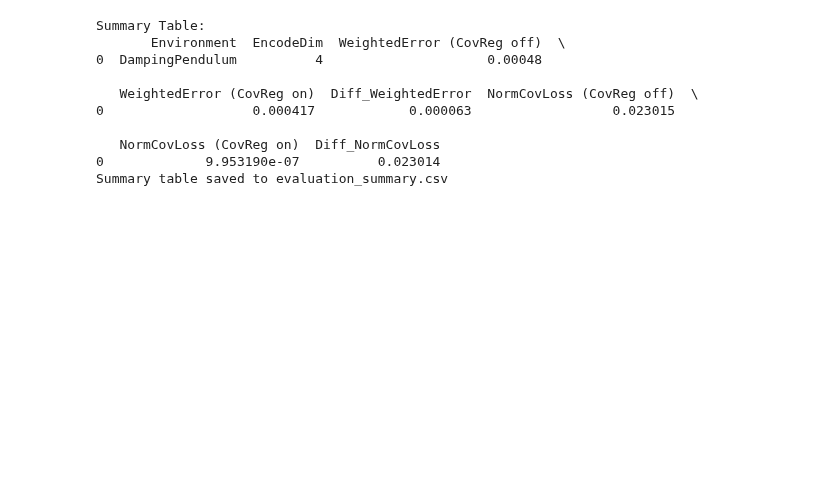
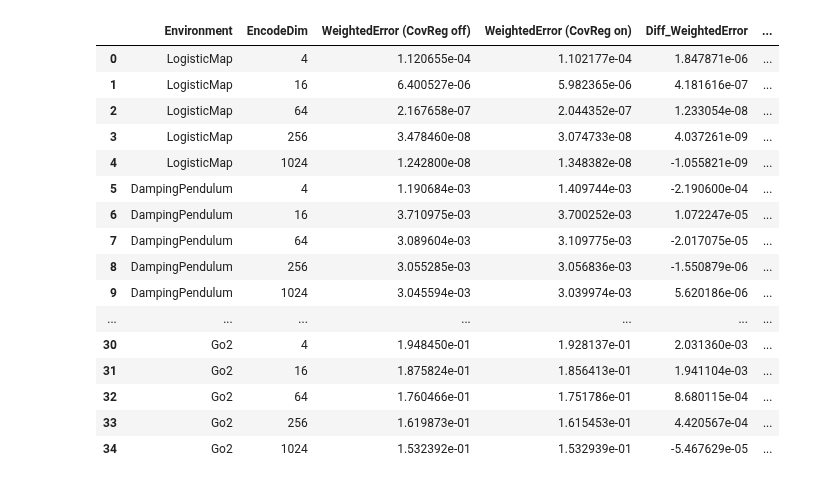
Before and after one commit to intelligent-control-lab/Koopman-Scaling, a Jupyter notebook: evaluation/evaluation.ipynb, the cells around one changed output. Saved outputs shown, nothing was run; the diff lists cells and outputs as text; code cells hidden in the pictures; blank space fills up the shorter version.

```diff
--- a/evaluation/evaluation.ipynb
+++ b/evaluation/evaluation.ipynb
@@ -16,7 +16,7 @@ sys.path.append("../utility")
 
 from network import KoopmanNet
 
-project_name = "Koopman_Results_Apr_8_2"
+project_name = "Koopman_Results_Apr_8"
 #project_name = "Test"
 gamma = 0.8
 
@@ -67,7 +67,7 @@ def evaluate_model(model, data, u_dim, gamma, state_dim, device):
 # %%
 device = torch.device("cuda" if torch.cuda.is_available() else "cpu")
 
-envs = ['LogisticMap', 'DampingPendulum', 'Franka', 'Kinova', 'DoublePendulum', 'Polynomial', 'G1', 'Go2']
+envs = ['LogisticMap', 'DampingPendulum', 'Kinova', 'DoublePendulum', 'Polynomial', 'G1', 'Go2']
 encode_dims = [4, 16, 64, 256, 1024]
 cov_regs = [0, 1]
 seeds = [1, 2, 3, 4, 5]
@@ -201,40 +201,47 @@ for env in envs:
             diff_weight = agg_metrics[key0]["WeightedError_mean"] - agg_metrics[key1]["WeightedError_mean"]
             diff_cov = agg_metrics[key0]["NormalizedCovLoss_mean"] - agg_metrics[key1]["NormalizedCovLoss_mean"]
             rows.append({
                 "Environment": env,
                 "EncodeDim": enc_dim,
                 "WeightedError (CovReg off)": agg_metrics[key0]["WeightedError_mean"],
                 "WeightedError (CovReg on)": agg_metrics[key1]["WeightedError_mean"],
                 "Diff_WeightedError": diff_weight,
                 "NormCovLoss (CovReg off)": agg_metrics[key0]["NormalizedCovLoss_mean"],
                 "NormCovLoss (CovReg on)": agg_metrics[key1]["NormalizedCovLoss_mean"],
                 "Diff_NormCovLoss": diff_cov
             })
         else:
             for cov in cov_regs:
                 key = (env, enc_dim, cov)
                 if key in agg_metrics:
                     rows.append({
                         "Environment": env,
                         "EncodeDim": enc_dim,
                         "WeightedError (CovReg off)" if cov==0 else "WeightedError (CovReg on)": agg_metrics[key]["WeightedError_mean"],
                         "Diff_WeightedError": np.nan,
                         "NormCovLoss (CovReg off)" if cov==0 else "NormCovLoss (CovReg on)": agg_metrics[key]["NormalizedCovLoss_mean"],
                         "Diff_NormCovLoss": np.nan
                     })
 
 df_summary = pd.DataFrame(rows)
 table_csv_path = "evaluation_summary.csv"
 df_summary.to_csv(table_csv_path, index=False)
 df_summary
 # %% [output]
-Summary Table:
-       Environment  EncodeDim  WeightedError (CovReg off)  \
-0  DampingPendulum          4                     0.00048
-
-   WeightedError (CovReg on)  Diff_WeightedError  NormCovLoss (CovReg off)  \
-0                   0.000417            0.000063                  0.023015
-
-   NormCovLoss (CovReg on)  Diff_NormCovLoss
-0             9.953190e-07          0.023014
-Summary table saved to evaluation_summary.csv
+|  | Environment | EncodeDim | WeightedError (CovReg off) | WeightedError (CovReg on) | Diff_WeightedError | ... |
+| 0 | LogisticMap | 4 | 1.120655e-04 | 1.102177e-04 | 1.847871e-06 | ... |
+| 1 | LogisticMap | 16 | 6.400527e-06 | 5.982365e-06 | 4.181616e-07 | ... |
+| 2 | LogisticMap | 64 | 2.167658e-07 | 2.044352e-07 | 1.233054e-08 | ... |
+| 3 | LogisticMap | 256 | 3.478460e-08 | 3.074733e-08 | 4.037261e-09 | ... |
+| 4 | LogisticMap | 1024 | 1.242800e-08 | 1.348382e-08 | -1.055821e-09 | ... |
+| 5 | DampingPendulum | 4 | 1.190684e-03 | 1.409744e-03 | -2.190600e-04 | ... |
+| 6 | DampingPendulum | 16 | 3.710975e-03 | 3.700252e-03 | 1.072247e-05 | ... |
+| 7 | DampingPendulum | 64 | 3.089604e-03 | 3.109775e-03 | -2.017075e-05 | ... |
+| 8 | DampingPendulum | 256 | 3.055285e-03 | 3.056836e-03 | -1.550879e-06 | ... |
+| 9 | DampingPendulum | 1024 | 3.045594e-03 | 3.039974e-03 | 5.620186e-06 | ... |
+| ... | ... | ... | ... | ... | ... | ... |
+| 30 | Go2 | 4 | 1.948450e-01 | 1.928137e-01 | 2.031360e-03 | ... |
+| 31 | Go2 | 16 | 1.875824e-01 | 1.856413e-01 | 1.941104e-03 | ... |
+| 32 | Go2 | 64 | 1.760466e-01 | 1.751786e-01 | 8.680115e-04 | ... |
+| 33 | Go2 | 256 | 1.619873e-01 | 1.615453e-01 | 4.420567e-04 | ... |
+| 34 | Go2 | 1024 | 1.532392e-01 | 1.532939e-01 | -5.467629e-05 | ... |
```
Also changed, not shown: parts of 3 cells of this notebook, 29 other files.
